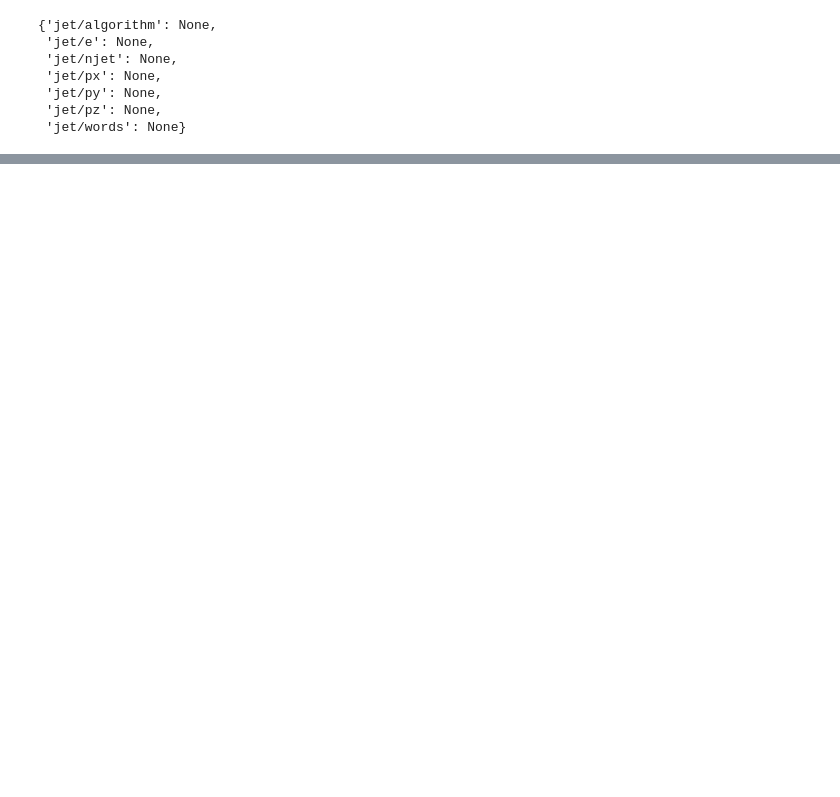
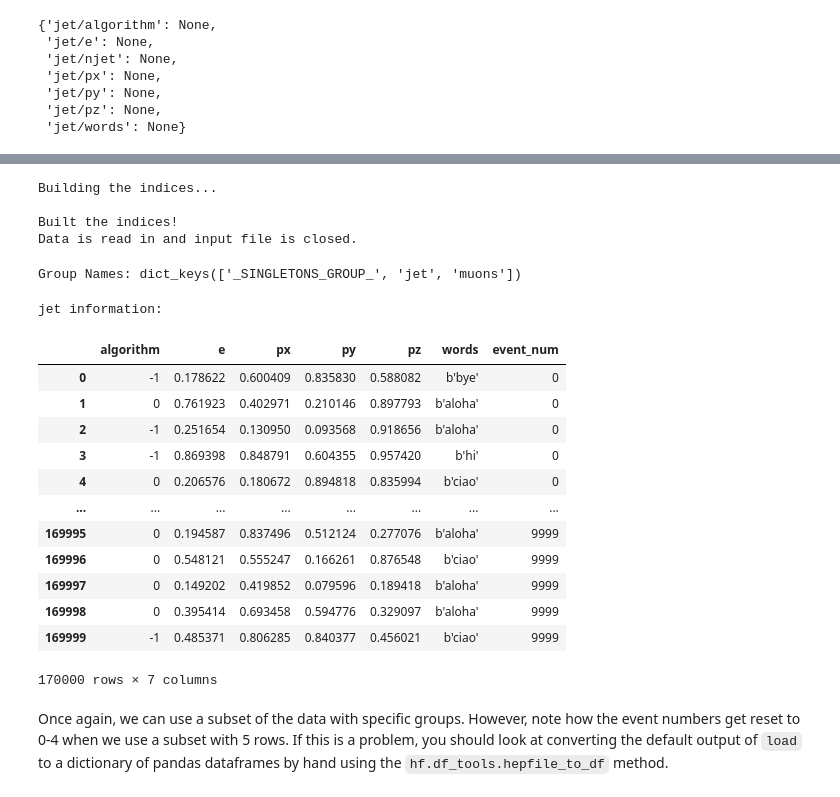
Before and after one commit to mattbellis/hepfile, a Jupyter notebook: docs/examples/example_nb/read_hepfiles.ipynb, the cells around one changed output, grey strips where cells are left out. Drawn from its saved outputs; the diff is of its cells as text; code cells hidden in the pictures; blank space fills up the shorter version.

Commit message:
fix examples and run tests with df_tools update

```diff
--- a/docs/examples/example_nb/read_hepfiles.ipynb
+++ b/docs/examples/example_nb/read_hepfiles.ipynb
@@ -179,0 +184,31 @@ event
+# %%
+data, event = load(infile, return_type='pandas')
+# %% [output]
+Building the indices...
+
+Built the indices!
+Data is read in and input file is closed.
+# %%
+print(f'Group Names: {data.keys()}')
+# %% [output]
+Group Names: dict_keys(['_SINGLETONS_GROUP_', 'jet', 'muons'])
+# %%
+print('jet information:')
+data['jet']
+# %% [output]
+jet information:
+|  | algorithm | e | px | py | pz | words | event_num |
+| 0 | -1 | 0.178622 | 0.600409 | 0.835830 | 0.588082 | b'bye' | 0 |
+| 1 | 0 | 0.761923 | 0.402971 | 0.210146 | 0.897793 | b'aloha' | 0 |
+| 2 | -1 | 0.251654 | 0.130950 | 0.093568 | 0.918656 | b'aloha' | 0 |
+| 3 | -1 | 0.869398 | 0.848791 | 0.604355 | 0.957420 | b'hi' | 0 |
+| 4 | 0 | 0.206576 | 0.180672 | 0.894818 | 0.835994 | b'ciao' | 0 |
+| ... | ... | ... | ... | ... | ... | ... | ... |
+| 169995 | 0 | 0.194587 | 0.837496 | 0.512124 | 0.277076 | b'aloha' | 9999 |
+| 169996 | 0 | 0.548121 | 0.555247 | 0.166261 | 0.876548 | b'ciao' | 9999 |
+| 169997 | 0 | 0.149202 | 0.419852 | 0.079596 | 0.189418 | b'aloha' | 9999 |
+| 169998 | 0 | 0.395414 | 0.693458 | 0.594776 | 0.329097 | b'aloha' | 9999 |
+| 169999 | -1 | 0.485371 | 0.806285 | 0.840377 | 0.456021 | b'ciao' | 9999 |
+170000 rows × 7 columns
+# %% [markdown]
+Once again, we can use a subset of the data with specific groups. However, note how the event numbers get reset to 0-4 when we use a subset with 5 rows. If this is a problem, you should look at converting the default output of `load` to a dictionary of pandas dataframes by hand using the `hf.df_tools.hepfile_to_df` method.
```
Also changed, not shown: parts of 10 cells of this notebook, 1 other file.
